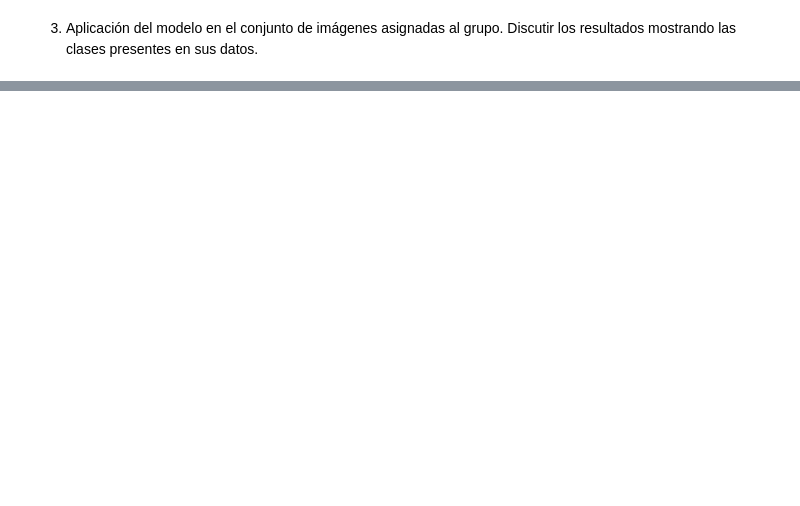
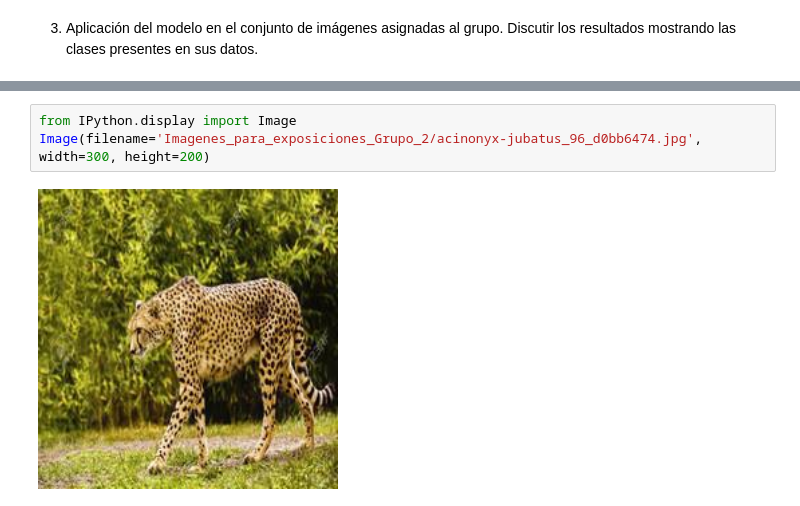
Before and after one commit to Jose-Sepulveda-Salazar/IMA543, a Jupyter notebook: JoseSepulveda_BenjaminHiguera_Ev2.ipynb, the cells around one changed output, grey strips where cells are left out. Cells and saved outputs as stored; diff of their text form; blank space fills up the shorter version.

```diff
--- a/JoseSepulveda_BenjaminHiguera_Ev2.ipynb
+++ b/JoseSepulveda_BenjaminHiguera_Ev2.ipynb
@@ -167,0 +224,5 @@ for i, pred in enumerate(preds[:5]):
+# %%
+from IPython.display import Image
+Image(filename='Imagenes_para_exposiciones_Grupo_2/acinonyx-jubatus_96_d0bb6474.jpg', width=300, height=200)
+# %% [output]
+[figure, added]
```
Also changed, not shown: parts of 22 cells of this notebook.
